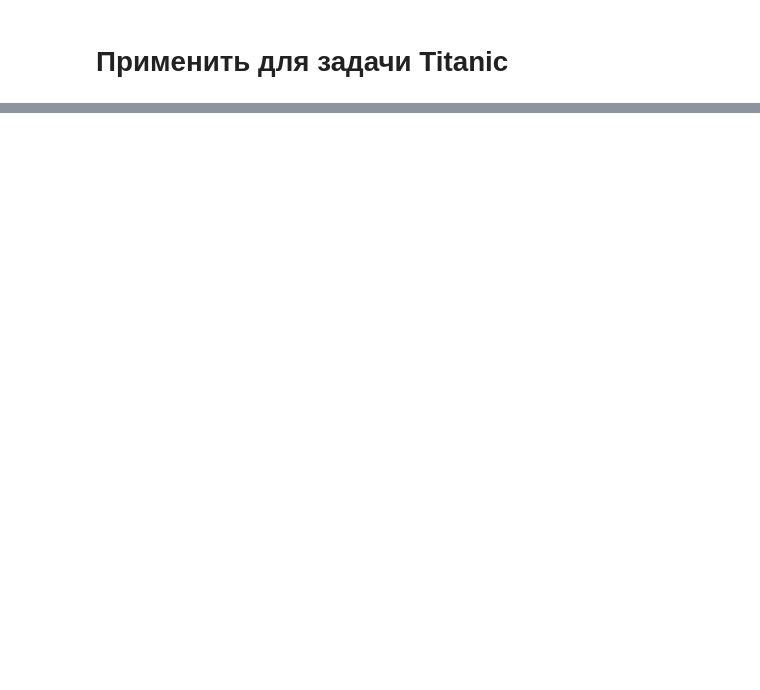
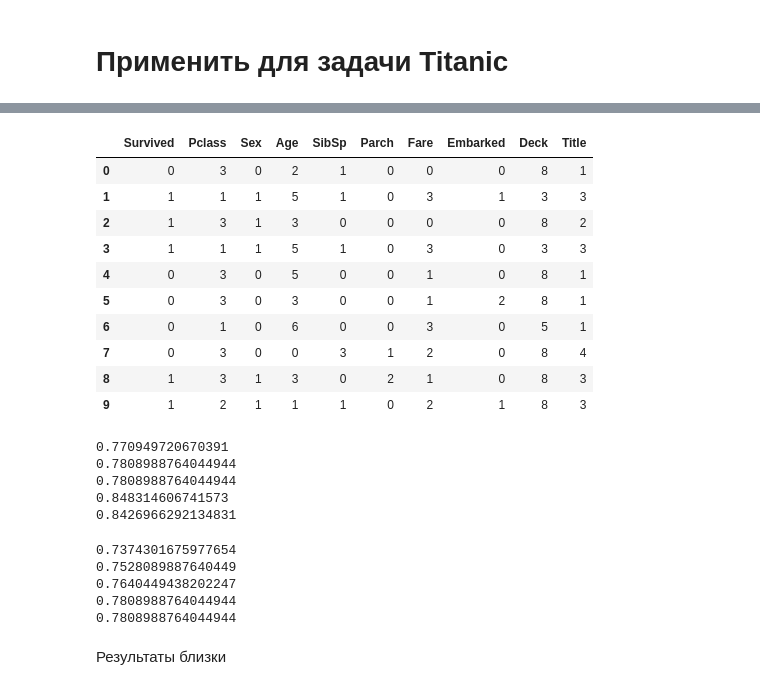
Before and after one commit to pyltsin/ipynb, a Jupyter notebook: otus/15 (tree)/homework.ipynb, the cells around one changed output, grey strips where cells are left out. Drawn from its saved outputs; the diff is of its cells as text; code cells hidden in the pictures; blank space fills up the shorter version.

```diff
--- a/otus/15 (tree)/homework.ipynb
+++ b/otus/15 (tree)/homework.ipynb
@@ -631,0 +659,15 @@ for train, test in gkf.split(x, y):
+# %%
+train_df = df.drop(['PassengerId'], axis=1)
+# %%
+import re
+deck = {"A": 1, "B": 2, "C": 3, "D": 4, "E": 5, "F": 6, "G": 7, "U": 8}
+data = [train_df]
+
+for dataset in data:
+    dataset['Cabin'] = dataset['Cabin'].fillna("U0")
+    dataset['Deck'] = dataset['Cabin'].map(lambda x: re.compile("([a-zA-Z]+)").search(x).group())
+    dataset['Deck'] = dataset['Deck'].map(deck)
+    dataset['Deck'] = dataset['Deck'].fillna(0)
+    dataset['Deck'] = dataset['Deck'].astype(int)
+# we can now drop the cabin feature
+train_df = train_df.drop(['Cabin'], axis=1)
@@ -631,0 +722,18 @@ for train, test in gkf.split(x, y):
+# %%
+data = [train_df]
+titles = {"Mr": 1, "Miss": 2, "Mrs": 3, "Master": 4, "Rare": 5}
+
+for dataset in data:
+    # extract titles
+    dataset['Title'] = dataset.Name.str.extract(' ([A-Za-z]+)\.', expand=False)
+    # replace titles with a more common title or as Rare
+    dataset['Title'] = dataset['Title'].replace(['Lady', 'Countess','Capt', 'Col','Don', 'Dr',\
+                                            'Major', 'Rev', 'Sir', 'Jonkheer', 'Dona'], 'Rare')
+    dataset['Title'] = dataset['Title'].replace('Mlle', 'Miss')
+    dataset['Title'] = dataset['Title'].replace('Ms', 'Miss')
+    dataset['Title'] = dataset['Title'].replace('Mme', 'Mrs')
+    # convert titles into numbers
+    dataset['Title'] = dataset['Title'].map(titles)
+    # filling NaN with 0, to get safe
+    dataset['Title'] = dataset['Title'].fillna(0)
+train_df = train_df.drop(['Name'], axis=1)
@@ -631,0 +746,2 @@ for train, test in gkf.split(x, y):
+# %%
+train_df = train_df.drop(['Ticket'], axis=1)
@@ -631,0 +777,14 @@ for train, test in gkf.split(x, y):
+# %%
+train_df.head(10)
+# %% [output]
+|  | Survived | Pclass | Sex | Age | SibSp | Parch | Fare | Embarked | Deck | Title |
+| 0 | 0 | 3 | 0 | 2 | 1 | 0 | 0 | 0 | 8 | 1 |
+| 1 | 1 | 1 | 1 | 5 | 1 | 0 | 3 | 1 | 3 | 3 |
+| 2 | 1 | 3 | 1 | 3 | 0 | 0 | 0 | 0 | 8 | 2 |
+| 3 | 1 | 1 | 1 | 5 | 1 | 0 | 3 | 0 | 3 | 3 |
+| 4 | 0 | 3 | 0 | 5 | 0 | 0 | 1 | 0 | 8 | 1 |
+| 5 | 0 | 3 | 0 | 3 | 0 | 0 | 1 | 2 | 8 | 1 |
+| 6 | 0 | 1 | 0 | 6 | 0 | 0 | 3 | 0 | 5 | 1 |
+| 7 | 0 | 3 | 0 | 0 | 3 | 1 | 2 | 0 | 8 | 4 |
+| 8 | 1 | 3 | 1 | 3 | 0 | 2 | 1 | 0 | 8 | 3 |
+| 9 | 1 | 2 | 1 | 1 | 1 | 0 | 2 | 1 | 8 | 3 |
@@ -631,0 +797,26 @@ for train, test in gkf.split(x, y):
+# %%
+for train, test in gkf.split(X_train.values, Y_train.values):
+    x_train, y_train = X_train.iloc[train], Y_train.iloc[train]
+    x_test, y_test = X_train.iloc[test], Y_train.iloc[test]
+    clf.fit(x_train, y_train)
+    print(accuracy_score(y_pred=clf.predict(x_test), y_true=y_test))
+# %% [output]
+0.770949720670391
+0.7808988764044944
+0.7808988764044944
+0.848314606741573
+0.8426966292134831
+# %%
+for train, test in gkf.split(X_train.values, Y_train.values):
+    x_train, y_train = X_train.iloc[train], Y_train.iloc[train]
+    x_test, y_test = X_train.iloc[test], Y_train.iloc[test]
+    my_clf.fit(x_train.values, y_train.values)
+    print(accuracy_score(y_pred=my_clf.predict(x_test.values), y_true=y_test.values))
+# %% [output]
+0.7374301675977654
+0.7528089887640449
+0.7640449438202247
+0.7808988764044944
+0.7808988764044944
+# %% [markdown]
+Результаты близки
```
Also changed, not shown: parts of 39 cells of this notebook, 13 other files.
